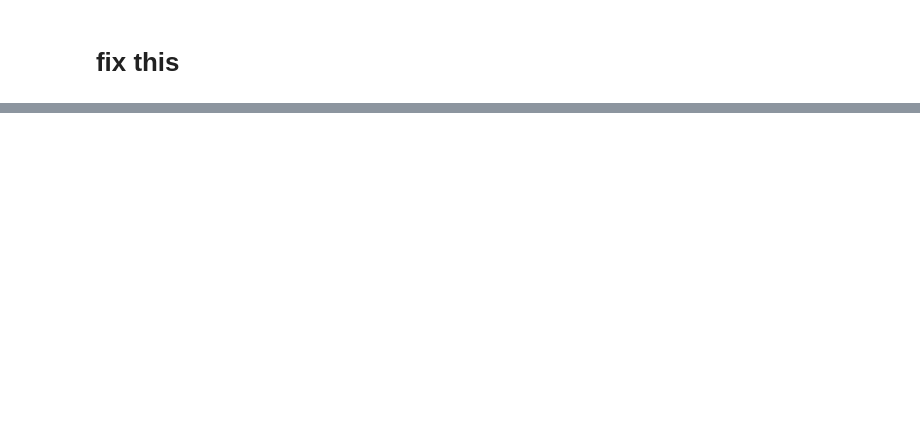
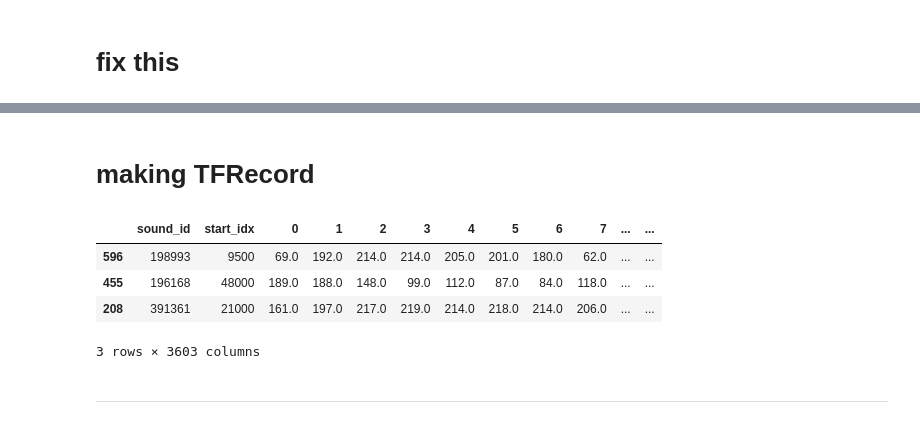
Before and after one commit to all-iswell/wavenet-classifier, a Jupyter notebook: work/180126_wavenet_with_3600sample_data.ipynb, the cells around one changed output, grey strips where cells are left out. Cells and saved outputs as stored; diff of their text form; code cells hidden in the pictures; blank space fills up the shorter version.

```diff
--- a/work/180126_wavenet_with_3600sample_data.ipynb
+++ b/work/180126_wavenet_with_3600sample_data.ipynb
@@ -678,0 +728,10 @@ Caused by op 'wavenet_3/dilated_stack/layer0/Slice', defined at:
+# %% [markdown]
+# making TFRecord
+# %%
+df.sample(3)
+# %% [output]
+|  | sound_id | start_idx | 0 | 1 | 2 | 3 | 4 | 5 | 6 | 7 | ... | ... |
+| 596 | 198993 | 9500 | 69.0 | 192.0 | 214.0 | 214.0 | 205.0 | 201.0 | 180.0 | 62.0 | ... | ... |
+| 455 | 196168 | 48000 | 189.0 | 188.0 | 148.0 | 99.0 | 112.0 | 87.0 | 84.0 | 118.0 | ... | ... |
+| 208 | 391361 | 21000 | 161.0 | 197.0 | 217.0 | 219.0 | 214.0 | 218.0 | 214.0 | 206.0 | ... | ... |
+3 rows × 3603 columns
@@ -678,0 +745,2 @@ Caused by op 'wavenet_3/dilated_stack/layer0/Slice', defined at:
+# %% [markdown]
+---
```
Also changed, not shown: parts of 26 cells of this notebook, 2 other files.
